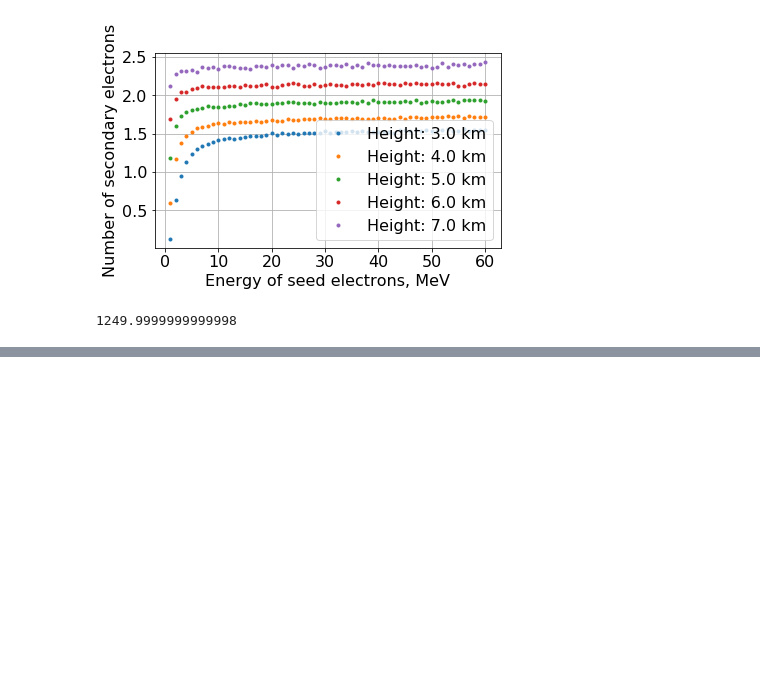
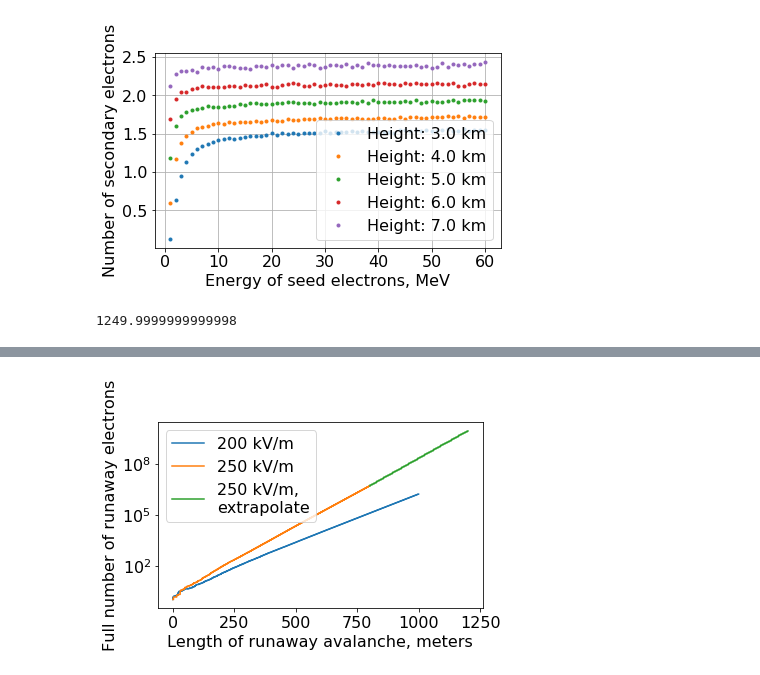
Before and after one commit to Zelenyy/phd-code, a Jupyter notebook: notebooks/11.Oreshikn.ipynb, the cells around one changed output, grey strips where cells are left out. Saved outputs shown, nothing was run; the diff lists cells and outputs as text; code cells hidden in the pictures; blank space fills up the shorter version.

```diff
--- a/notebooks/11.Oreshikn.ipynb
+++ b/notebooks/11.Oreshikn.ipynb
@@ -268,0 +292,15 @@ The PostScript backend does not support transparency; partially transparent arti
+# %%
+x= np.arange(800, 1200)
+y = inter(x)
+
+plt.xlabel("Length of runaway avalanche, meters")
+plt.ylabel("Full number of runaway electrons")
+plt.yscale("log")
+plt.step(np.arange(1000), np.cumsum(data_1[::-1])/n_1, label="200 kV/m")
+plt.step(np.arange(800), np.cumsum(data_2[::-1])/n_2, label="250 kV/m")
+plt.step(x,np.exp(y), label="250 kV/m,\nextrapolate")
+plt.legend()
+plt.tight_layout()
+plt.savefig("oreshkin_revision_2.png")
+# %% [output]
+[figure, added]
```
Also changed, not shown: parts of 6 cells of this notebook, 34 other files.
